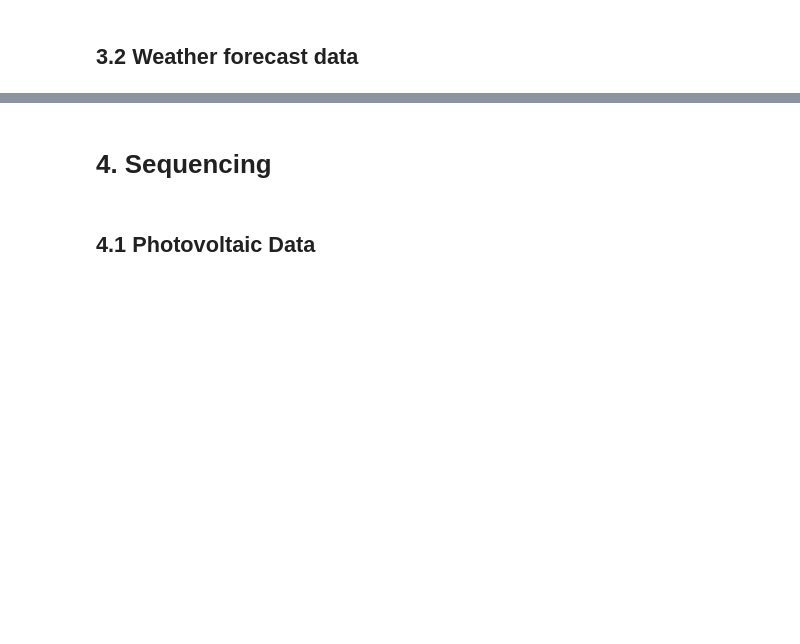
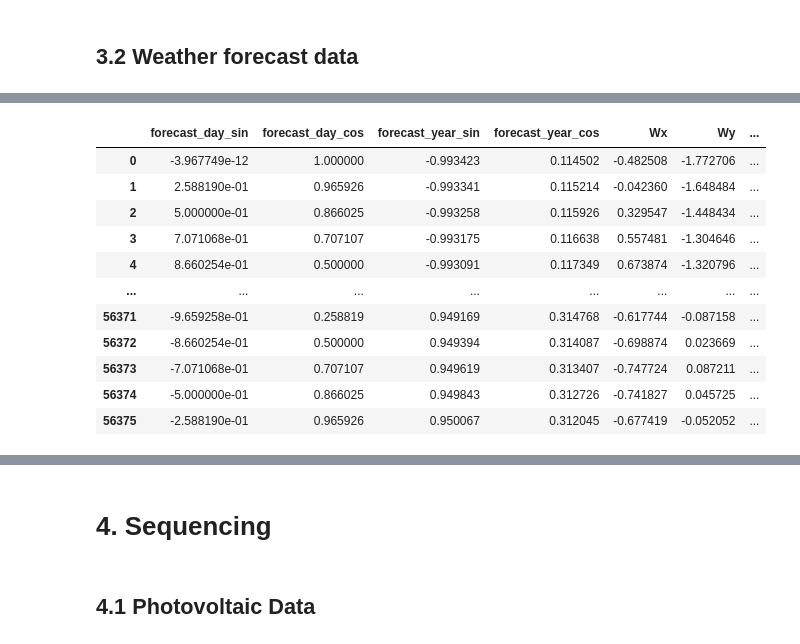
Before and after one commit to jerome-roeser/day-ahead-power-forecast, a Jupyter notebook: notebooks/advanced_power_forecast_pytorch.ipynb, the cells around one changed output, grey strips where cells are left out. Drawn from its saved outputs; the diff is of its cells as text; code cells hidden in the pictures; blank space fills up the shorter version.

```diff
--- a/notebooks/advanced_power_forecast_pytorch.ipynb
+++ b/notebooks/advanced_power_forecast_pytorch.ipynb
@@ -226,17 +347,18 @@ def time_encoding(X: pd.DataFrame) -> pd.DataFrame:
     """
     X = X.copy()
 
-    date_time = pd.to_datetime(X.pop('prediction_utc_time'), utc= True)
+    date_time = pd.to_datetime(X.pop("prediction_utc_time"), utc=True)
     timestamp_s = date_time.map(pd.Timestamp.timestamp)
 
-    day = 24*60*60
-    year = (365.2425)*day
-    X['forecast_day_sin'] = np.sin(timestamp_s * (2 * np.pi / day))
-    X['forecast_day_cos'] = np.cos(timestamp_s * (2 * np.pi / day))
-    X['forecast_year_sin'] = np.sin(timestamp_s * (2 * np.pi / year))
-    X['forecast_year_cos'] = np.cos(timestamp_s * (2 * np.pi / year))
+    day = 24 * 60 * 60
+    year = (365.2425) * day
+    X["forecast_day_sin"] = np.sin(timestamp_s * (2 * np.pi / day))
+    X["forecast_day_cos"] = np.cos(timestamp_s * (2 * np.pi / day))
+    X["forecast_year_sin"] = np.sin(timestamp_s * (2 * np.pi / year))
+    X["forecast_year_cos"] = np.cos(timestamp_s * (2 * np.pi / year))
 
-    return X.iloc[:,-4:]
+    return X.iloc[:, -4:]
+
 
 def wind_encoding(X: pd.DataFrame) -> pd.DataFrame:
     """
@@ -247,49 +369,81 @@ def wind_encoding(X: pd.DataFrame) -> pd.DataFrame:
     X: datafrane to transform
 
     Output:
     DataFrame with 4 addtional features per time column
     """
     X = X.copy()
 
     # Process wind fratures
-    wind_speed = X.pop('wind_speed')
+    wind_speed = X.pop("wind_speed")
 
     # Convert to radians.
-    wind_rad = X.pop('wind_deg')*np.pi / 180
+    wind_rad = X.pop("wind_deg") * np.pi / 180
 
     # Calculate the wind x and y components
-    X['Wx'] = wind_speed*np.cos(wind_rad)
-    X['Wy'] = wind_speed*np.sin(wind_rad)
+    X["Wx"] = wind_speed * np.cos(wind_rad)
+    X["Wy"] = wind_speed * np.sin(wind_rad)
 
     # Standardize the components
-    X['Wx'] = (X['Wx'] - X['Wx'].mean())/X['Wx'].std()
-    X['Wy'] = (X['Wy'] - X['Wy'].mean())/X['Wy'].std()
+    X["Wx"] = (X["Wx"] - X["Wx"].mean()) / X["Wx"].std()
+    X["Wy"] = (X["Wy"] - X["Wy"].mean()) / X["Wy"].std()
 
-    return X.iloc[:,-2:]
+    return X.iloc[:, -2:]
 
-std_features = ['temperature', 'dew_point', 'pressure', 'ground_pressure',
-                'humidity',]
-minmax_features = ['clouds', 'rain', 'snow', 'ice', 'fr_rain', 'convective',
-                   'snow_depth', 'accumulated', 'hours', 'rate', 'probability']
+
+std_features = [
+    "temperature",
+    "dew_point",
+    "pressure",
+    "ground_pressure",
+    "humidity",
+]
+minmax_features = [
+    "clouds",
+    "rain",
+    "snow",
+    "ice",
+    "fr_rain",
+    "convective",
+    "snow_depth",
+    "accumulated",
+    "hours",
+    "rate",
+    "probability",
+]
 
 time_encoder = FunctionTransformer(time_encoding)
 wind_encoder = FunctionTransformer(wind_encoding)
 
 forecast_transformer = ColumnTransformer(
     [
-        ('Time Encoder', time_encoder, ['prediction_utc_time']),
-        ('Wind Encoder', wind_encoder, ['wind_speed', 'wind_deg']),
-        ('Std', StandardScaler(), std_features),
-        ('MinMax', MinMaxScaler(), minmax_features),
+        ("Time Encoder", time_encoder, ["prediction_utc_time"]),
+        ("Wind Encoder", wind_encoder, ["wind_speed", "wind_deg"]),
+        ("Std", StandardScaler(), std_features),
+        ("MinMax", MinMaxScaler(), minmax_features),
         # ('Drop', 'drop', ['local_time', 'utc_time', 'prediction_utc_time']),
-        ('Passthrough', 'passthrough', ['utc_time', 'prediction_utc_time']),
+        ("Passthrough", "passthrough", ["utc_time", "prediction_utc_time"]),
     ],
-    remainder='passthrough'
-).set_output(transform='pandas')
+    remainder="passthrough",
+).set_output(transform="pandas")
 
 
 forecast_processed = forecast_transformer.fit_transform(forecast_clean)
 
-forecast_processed.columns = [column.split('__')[1] for column in forecast_processed.columns]
+forecast_processed.columns = [
+    column.split("__")[1] for column in forecast_processed.columns
+]
 display(forecast_processed)
 forecast_transformer
+# %% [output]
+|  | forecast_day_sin | forecast_day_cos | forecast_year_sin | forecast_year_cos | Wx | Wy | ... |
+| 0 | -3.967749e-12 | 1.000000 | -0.993423 | 0.114502 | -0.482508 | -1.772706 | ... |
+| 1 | 2.588190e-01 | 0.965926 | -0.993341 | 0.115214 | -0.042360 | -1.648484 | ... |
+| 2 | 5.000000e-01 | 0.866025 | -0.993258 | 0.115926 | 0.329547 | -1.448434 | ... |
+| 3 | 7.071068e-01 | 0.707107 | -0.993175 | 0.116638 | 0.557481 | -1.304646 | ... |
+| 4 | 8.660254e-01 | 0.500000 | -0.993091 | 0.117349 | 0.673874 | -1.320796 | ... |
+| ... | ... | ... | ... | ... | ... | ... | ... |
+| 56371 | -9.659258e-01 | 0.258819 | 0.949169 | 0.314768 | -0.617744 | -0.087158 | ... |
+| 56372 | -8.660254e-01 | 0.500000 | 0.949394 | 0.314087 | -0.698874 | 0.023669 | ... |
+| 56373 | -7.071068e-01 | 0.707107 | 0.949619 | 0.313407 | -0.747724 | 0.087211 | ... |
+| 56374 | -5.000000e-01 | 0.866025 | 0.949843 | 0.312726 | -0.741827 | 0.045725 | ... |
+| 56375 | -2.588190e-01 | 0.965926 | 0.950067 | 0.312045 | -0.677419 | -0.052052 | ... |
```
Also changed, not shown: parts of 64 cells of this notebook, 3 other files.
